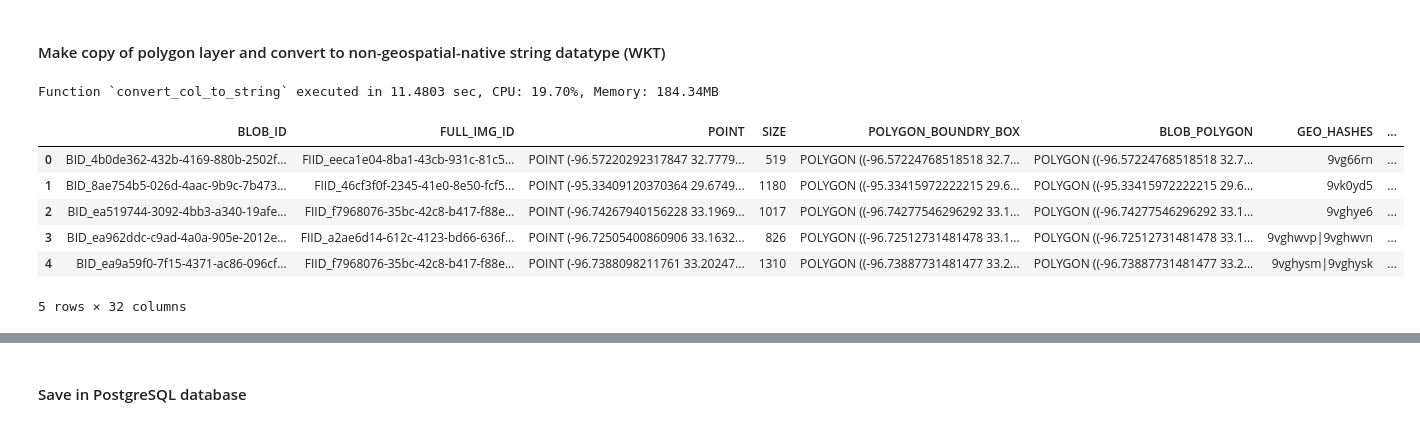
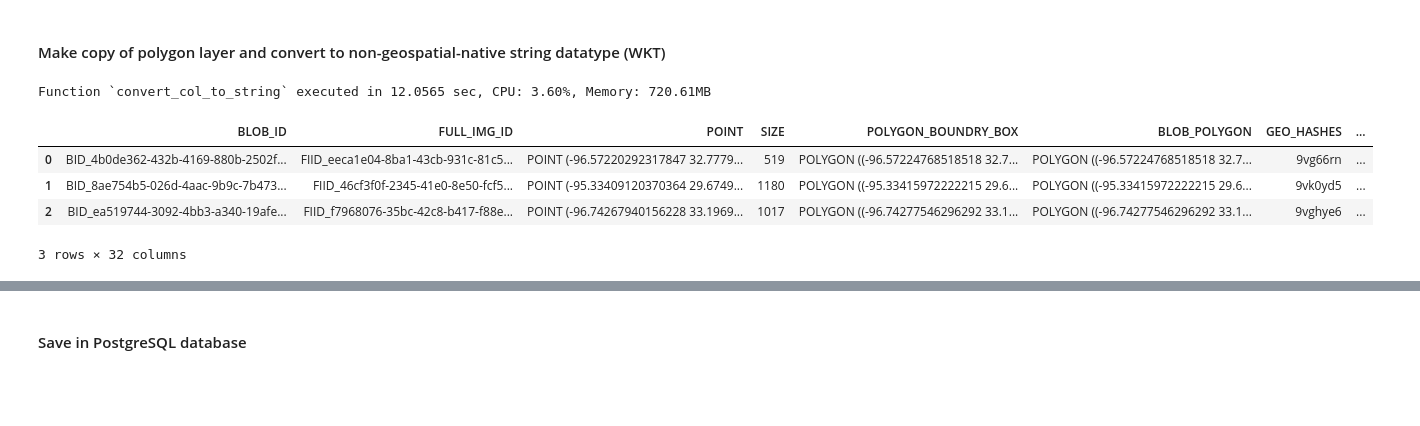
Before and after one commit to sralter/matching_optimization, a Jupyter notebook: matching.ipynb, the cells around one changed output, grey strips where cells are left out. Drawn from its saved outputs; the diff is of its cells as text; code cells hidden in the pictures; blank space fills up the shorter version.

```diff
--- a/matching.ipynb
+++ b/matching.ipynb
@@ -360,15 +374,13 @@ gdf_wkt = gdf.copy()
 # %%
 # convert WKT versions to strings
 gdf_wkt = h.convert_col_to_string(gdf)
 
 # check result
-gdf_wkt.head()
+gdf_wkt.head(3)
 # %% [output]
-Function `convert_col_to_string` executed in 11.4803 sec, CPU: 19.70%, Memory: 184.34MB
+Function `convert_col_to_string` executed in 12.0565 sec, CPU: 3.60%, Memory: 720.61MB
 |  | BLOB_ID | FULL_IMG_ID | POINT | SIZE | POLYGON_BOUNDRY_BOX | BLOB_POLYGON | GEO_HASHES | ... |
 | 0 | BID_4b0de362-432b-4169-880b-2502f... | FIID_eeca1e04-8ba1-43cb-931c-81c5... | POINT (-96.57220292317847 32.7779... | 519 | POLYGON ((-96.57224768518518 32.7... | POLYGON ((-96.57224768518518 32.7... | 9vg66rn | ... |
 | 1 | BID_8ae754b5-026d-4aac-9b9c-7b473... | FIID_46cf3f0f-2345-41e0-8e50-fcf5... | POINT (-95.33409120370364 29.6749... | 1180 | POLYGON ((-95.33415972222215 29.6... | POLYGON ((-95.33415972222215 29.6... | 9vk0yd5 | ... |
 | 2 | BID_ea519744-3092-4bb3-a340-19afe... | FIID_f7968076-35bc-42c8-b417-f88e... | POINT (-96.74267940156228 33.1969... | 1017 | POLYGON ((-96.74277546296292 33.1... | POLYGON ((-96.74277546296292 33.1... | 9vghye6 | ... |
-| 3 | BID_ea962ddc-c9ad-4a0a-905e-2012e... | FIID_a2ae6d14-612c-4123-bd66-636f... | POINT (-96.72505400860906 33.1632... | 826 | POLYGON ((-96.72512731481478 33.1... | POLYGON ((-96.72512731481478 33.1... | 9vghwvp|9vghwvn | ... |
-| 4 | BID_ea9a59f0-7f15-4371-ac86-096cf... | FIID_f7968076-35bc-42c8-b417-f88e... | POINT (-96.7388098211761 33.20247... | 1310 | POLYGON ((-96.73887731481477 33.2... | POLYGON ((-96.73887731481477 33.2... | 9vghysm|9vghysk | ... |
-5 rows × 32 columns
+3 rows × 32 columns
```
Also changed, not shown: parts of 4 cells of this notebook.
